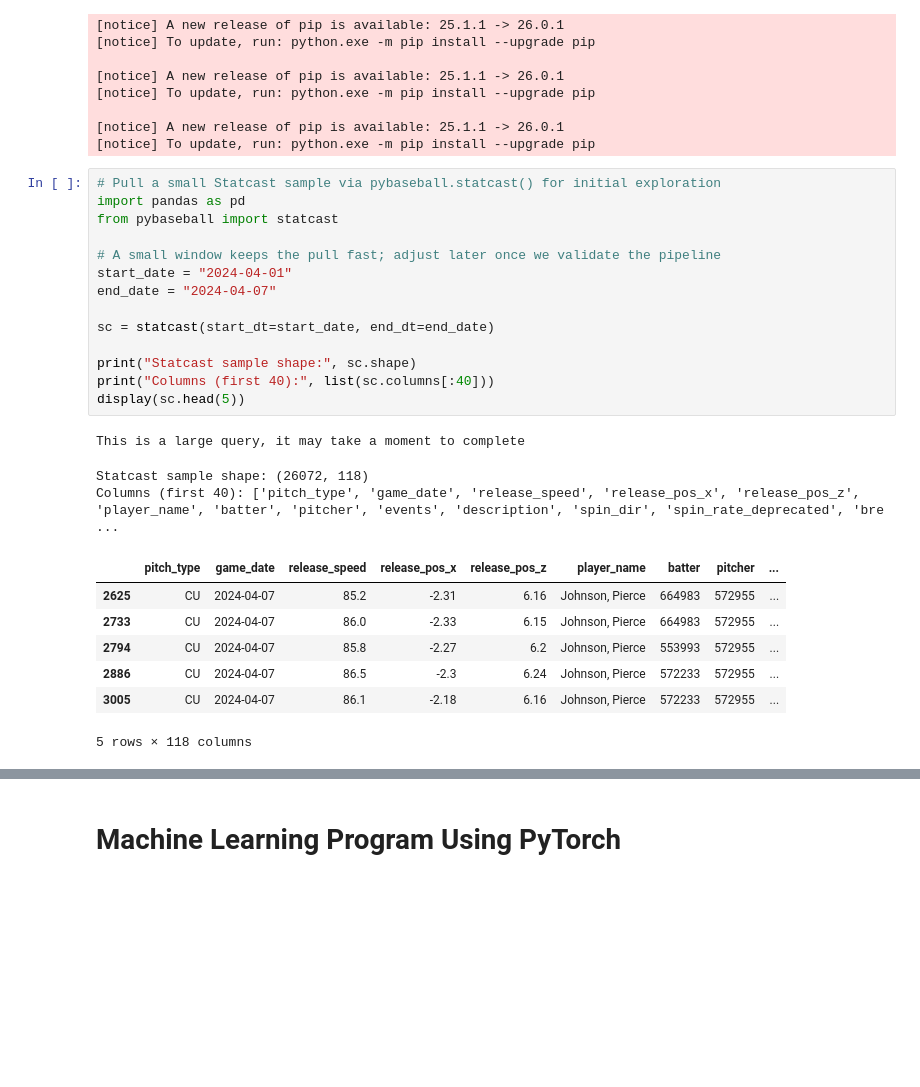
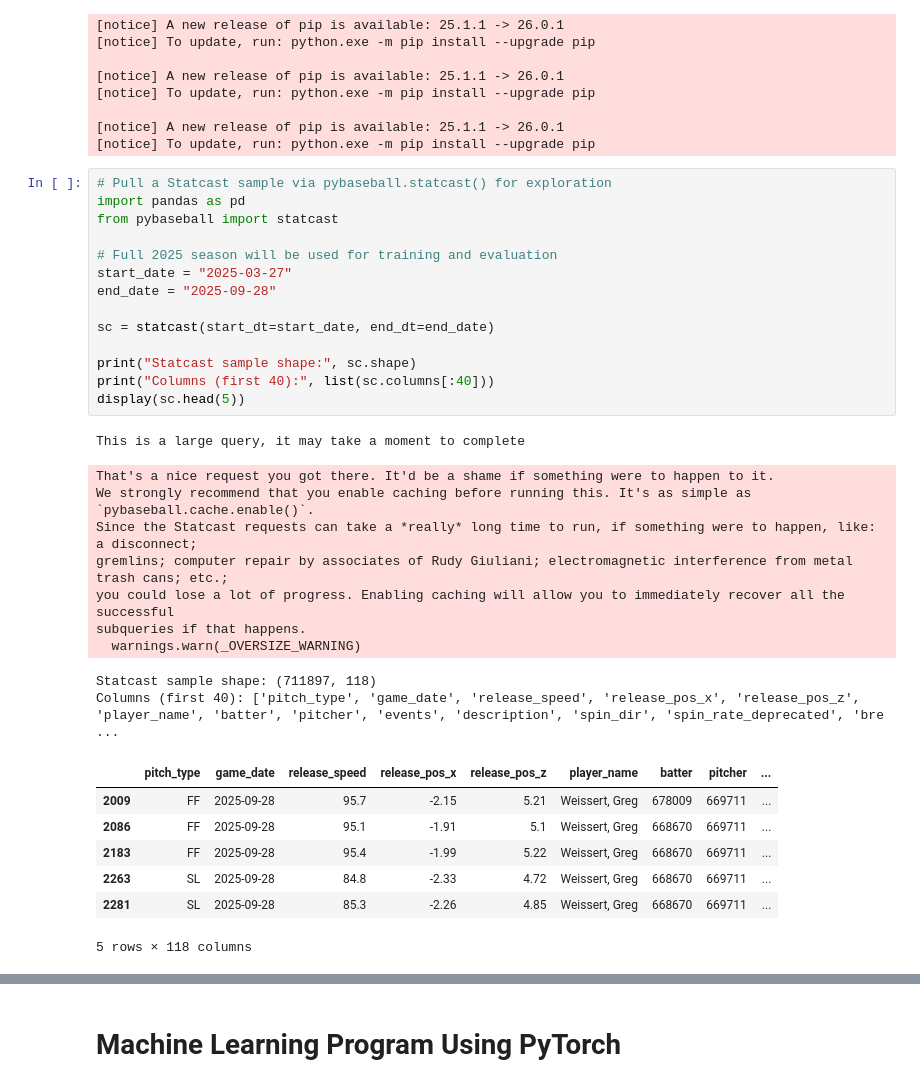
Before and after one commit to TrentRice/MLB-PitchbyPitch-Prediction, a Jupyter notebook: notebooks/PitchbyPitch.ipynb, the cells around one changed output, grey strips where cells are left out. Cells and saved outputs as stored; diff of their text form; blank space fills up the shorter version.

```diff
--- a/notebooks/PitchbyPitch.ipynb
+++ b/notebooks/PitchbyPitch.ipynb
@@ -13,30 +13,37 @@
 [notice] A new release of pip is available: 25.1.1 -> 26.0.1
 [notice] To update, run: python.exe -m pip install --upgrade pip
 # %%
-# Pull a small Statcast sample via pybaseball.statcast() for initial exploration
+# Pull a Statcast sample via pybaseball.statcast() for exploration
 import pandas as pd
 from pybaseball import statcast
 
-# A small window keeps the pull fast; adjust later once we validate the pipeline
-start_date = "2024-04-01"
-end_date = "2024-04-07"
+# Full 2025 season will be used for training and evaluation
+start_date = "2025-03-27"
+end_date = "2025-09-28"
 
 sc = statcast(start_dt=start_date, end_dt=end_date)
 
 print("Statcast sample shape:", sc.shape)
 print("Columns (first 40):", list(sc.columns[:40]))
 display(sc.head(5))
 # %% [output]
 This is a large query, it may take a moment to complete
-Statcast sample shape: (26072, 118)
-Columns (first 40): ['pitch_type', 'game_date', 'release_speed', 'release_pos_x', 'release_pos_z', 'player_name', 'batter', 'pitcher', 'events', 'description', 'spin_dir', 'spin_rate_deprecated', 'bre ...
+That's a nice request you got there. It'd be a shame if something were to happen to it.
+We strongly recommend that you enable caching before running this. It's as simple as `pybaseball.cache.enable()`.
+Since the Statcast requests can take a *really* long time to run, if something were to happen, like: a disconnect;
+gremlins; computer repair by associates of Rudy Giuliani; electromagnetic interference from metal trash cans; etc.;
+you could lose a lot of progress. Enabling caching will allow you to immediately recover all the successful
+subqueries if that happens.
+  warnings.warn(_OVERSIZE_WARNING)
+Statcast sample shape: (711897, 118)
+Columns (first 40): ['pitch_type', 'game_date', 'release_speed', 'release_pos_x', 'release_pos_z', 'player_name', 'batter', 'pitcher', 'events', 'description', 'spin_dir', 'spin_rate_deprecated', 'bre ...
 |  | pitch_type | game_date | release_speed | release_pos_x | release_pos_z | player_name | batter | pitcher | ... |
-| 2625 | CU | 2024-04-07 | 85.2 | -2.31 | 6.16 | Johnson, Pierce | 664983 | 572955 | ... |
-| 2733 | CU | 2024-04-07 | 86.0 | -2.33 | 6.15 | Johnson, Pierce | 664983 | 572955 | ... |
-| 2794 | CU | 2024-04-07 | 85.8 | -2.27 | 6.2 | Johnson, Pierce | 553993 | 572955 | ... |
-| 2886 | CU | 2024-04-07 | 86.5 | -2.3 | 6.24 | Johnson, Pierce | 572233 | 572955 | ... |
-| 3005 | CU | 2024-04-07 | 86.1 | -2.18 | 6.16 | Johnson, Pierce | 572233 | 572955 | ... |
+| 2009 | FF | 2025-09-28 | 95.7 | -2.15 | 5.21 | Weissert, Greg | 678009 | 669711 | ... |
+| 2086 | FF | 2025-09-28 | 95.1 | -1.91 | 5.1 | Weissert, Greg | 668670 | 669711 | ... |
+| 2183 | FF | 2025-09-28 | 95.4 | -1.99 | 5.22 | Weissert, Greg | 668670 | 669711 | ... |
+| 2263 | SL | 2025-09-28 | 84.8 | -2.33 | 4.72 | Weissert, Greg | 668670 | 669711 | ... |
+| 2281 | SL | 2025-09-28 | 85.3 | -2.26 | 4.85 | Weissert, Greg | 668670 | 669711 | ... |
-5 rows × 118 columns
+5 rows × 118 columns
 # %%
 # Basic EDA: define a whiff label from Statcast pitch `description` and inspect data quality
 import numpy as np
```
Also changed, not shown: parts of 7 cells of this notebook.
